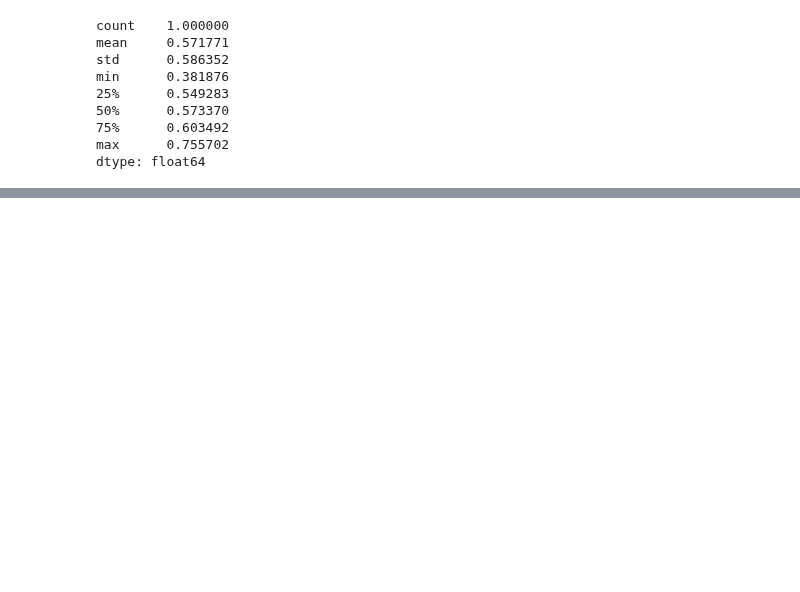
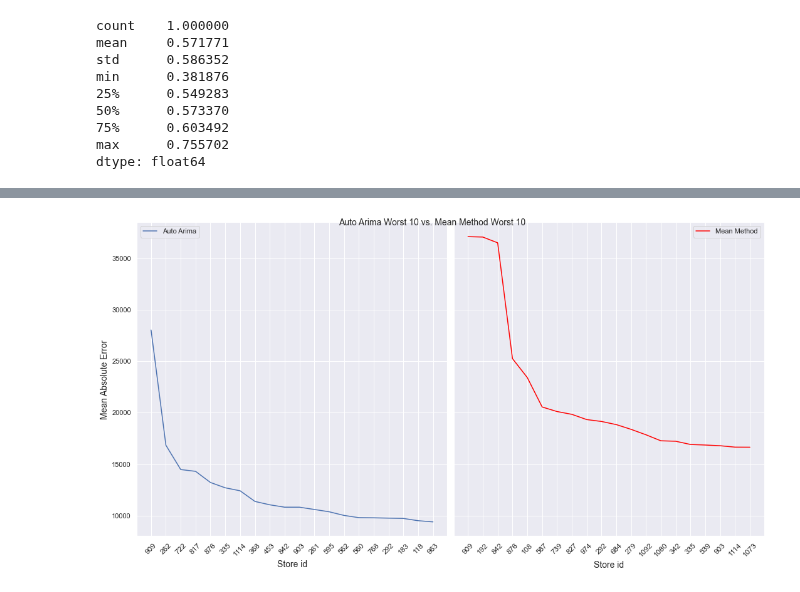
Before and after one commit to yoyo6022/covid-19, a Jupyter notebook: Notebook/Model Evaluation.ipynb, the cells around one changed output, grey strips where cells are left out. Drawn from its saved outputs; the diff is of its cells as text; code cells hidden in the pictures; blank space fills up the shorter version.

```diff
--- a/Notebook/Model Evaluation.ipynb
+++ b/Notebook/Model Evaluation.ipynb
@@ -127,0 +160,29 @@ dtype: float64
+# %%
+
+fig, axs =plt.subplots(1,2, sharey=True, figsize=(15, 8))
+
+axs[0].plot( model_eval.nlargest(20, 'MAE_AutoArima').Store_id.astype('str'),
+          model_eval.MAE_AutoArima.nlargest(20),  label='Auto Arima')
+
+axs[1].plot( model_eval.nlargest(20, 'MAE_MeanMethod').Store_id.astype('str'),
+          model_eval.MAE_MeanMethod.nlargest(20), label='Mean Method', color='red')
+
+
+axs[0].set_xlabel('Store id', fontsize=14)
+axs[0].set_xticklabels(model_eval.nlargest(20, 'MAE_AutoArima').Store_id.astype('str'),
+                       rotation=45,fontsize=12)
+axs[1].set_xlabel('Store id', fontsize=14)
+axs[1].set_xticklabels(model_eval.nlargest(20, 'MAE_MeanMethod').Store_id.astype('str'),
+                       rotation=45,fontsize=12)
+
+
+axs[0].set_ylabel('Mean Absolute Error', fontsize=14)
+axs[0].legend(loc='upper left')
+axs[1].legend()
+
+plt.suptitle('Auto Arima Worst 10 vs. Mean Method Worst 10', va='center', fontsize=14)
+
+plt.tight_layout()
+plt.show()
+# %% [output]
+[figure, added]
```
Also changed, not shown: parts of 4 cells of this notebook, 1 other file.
